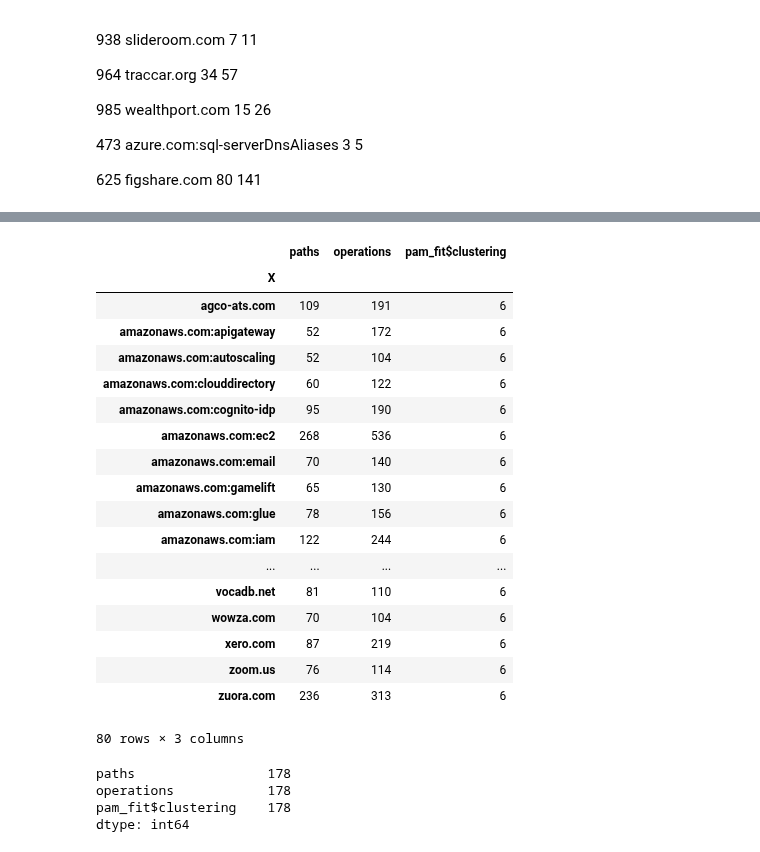
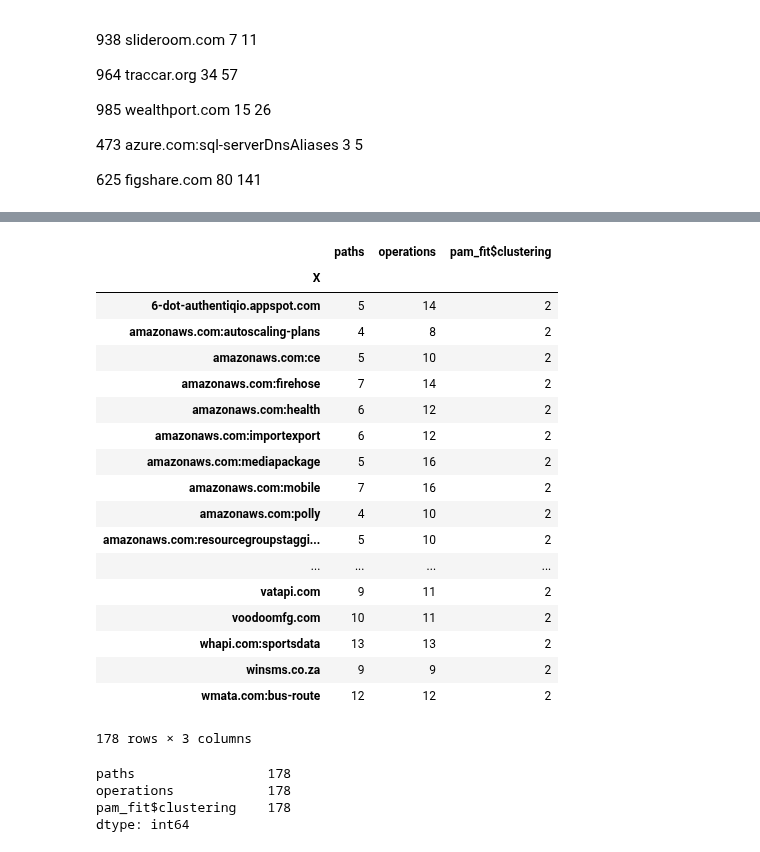
Before and after one commit to pmanlukas/thesisdata, a Jupyter notebook: combine dataframes.ipynb, the cells around one changed output, grey strips where cells are left out. Cells and saved outputs as stored; diff of their text form; code cells hidden in the pictures.

```diff
--- a/combine dataframes.ipynb
+++ b/combine dataframes.ipynb
@@ -277,25 +282,25 @@ clusterdata[pam_fit$medoids, ]
 # %%
-pathdf.loc[pathdf['pam_fit$clustering'] == 6]
+pathdf.loc[pathdf['pam_fit$clustering'] == 2]
 # %% [output]
 |  | paths | operations | pam_fit$clustering |
 | X |  |  |  |
-| agco-ats.com | 109 | 191 | 6 |
-| amazonaws.com:apigateway | 52 | 172 | 6 |
-| amazonaws.com:autoscaling | 52 | 104 | 6 |
-| amazonaws.com:clouddirectory | 60 | 122 | 6 |
-| amazonaws.com:cognito-idp | 95 | 190 | 6 |
-| amazonaws.com:ec2 | 268 | 536 | 6 |
-| amazonaws.com:email | 70 | 140 | 6 |
-| amazonaws.com:gamelift | 65 | 130 | 6 |
-| amazonaws.com:glue | 78 | 156 | 6 |
-| amazonaws.com:iam | 122 | 244 | 6 |
+| 6-dot-authentiqio.appspot.com | 5 | 14 | 2 |
+| amazonaws.com:autoscaling-plans | 4 | 8 | 2 |
+| amazonaws.com:ce | 5 | 10 | 2 |
+| amazonaws.com:firehose | 7 | 14 | 2 |
+| amazonaws.com:health | 6 | 12 | 2 |
+| amazonaws.com:importexport | 6 | 12 | 2 |
+| amazonaws.com:mediapackage | 5 | 16 | 2 |
+| amazonaws.com:mobile | 7 | 16 | 2 |
+| amazonaws.com:polly | 4 | 10 | 2 |
+| amazonaws.com:resourcegroupstaggi... | 5 | 10 | 2 |
 | ... | ... | ... | ... |
-| vocadb.net | 81 | 110 | 6 |
-| wowza.com | 70 | 104 | 6 |
-| xero.com | 87 | 219 | 6 |
-| zoom.us | 76 | 114 | 6 |
-| zuora.com | 236 | 313 | 6 |
+| vatapi.com | 9 | 11 | 2 |
+| voodoomfg.com | 10 | 11 | 2 |
+| whapi.com:sportsdata | 13 | 13 | 2 |
+| winsms.co.za | 9 | 9 | 2 |
+| wmata.com:bus-route | 12 | 12 | 2 |
-80 rows × 3 columns
+178 rows × 3 columns
 # %%
 pathdf.loc[pathdf['pam_fit$clustering'] == 2].count()
 # %% [output]
```
Also changed, not shown: parts of 18 cells of this notebook, 14 other files.
